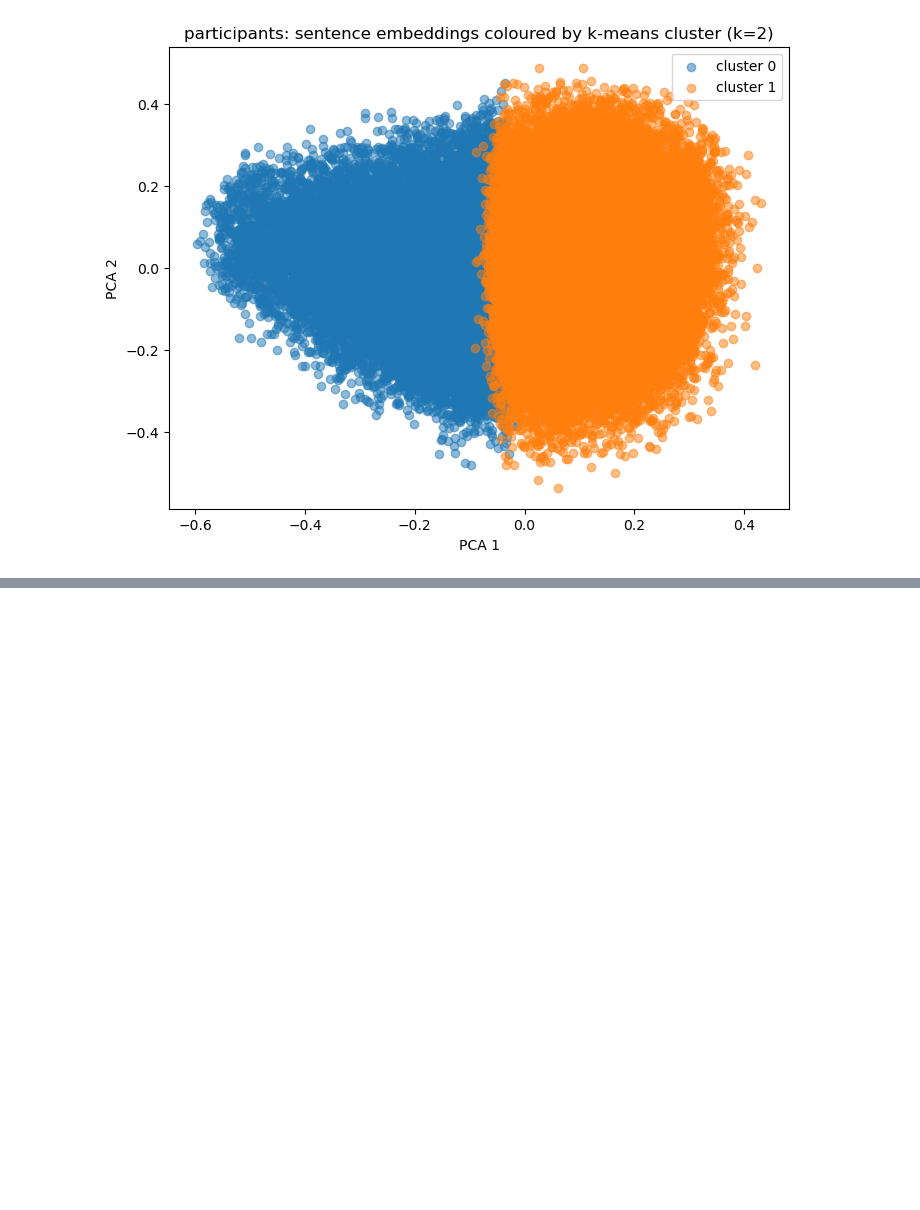
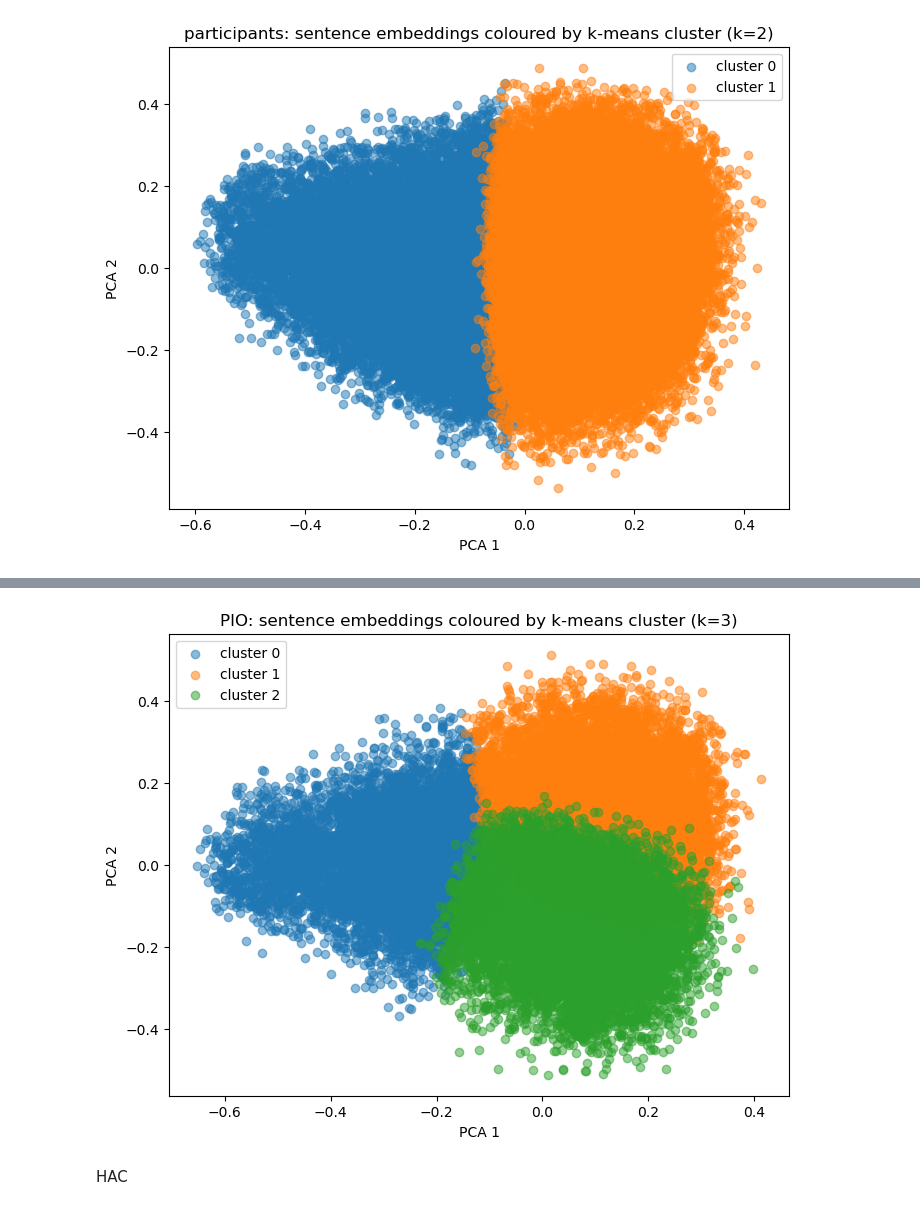
Before and after one commit to Blacknomizi/IATA-Coursework-Group2, a Jupyter notebook: notebook/01_clustering_analysis.ipynb, the cells around one changed output, grey strips where cells are left out. Drawn from its saved outputs; the diff is of its cells as text; code cells hidden in the pictures; blank space fills up the shorter version.

```diff
--- a/notebook/01_clustering_analysis.ipynb
+++ b/notebook/01_clustering_analysis.ipynb
@@ -832,0 +1040,10 @@ cluster_hac
+# %%
+plot_by_cluster(
+    df_sent_pio_3,
+    cluster_col="cluster_kmeans_3",
+    title="PIO: sentence embeddings coloured by k-means cluster (k=3)"
+)
+# %% [output]
+[figure, added]
+# %% [markdown]
+HAC
```
Also changed, not shown: parts of 33 cells of this notebook.
